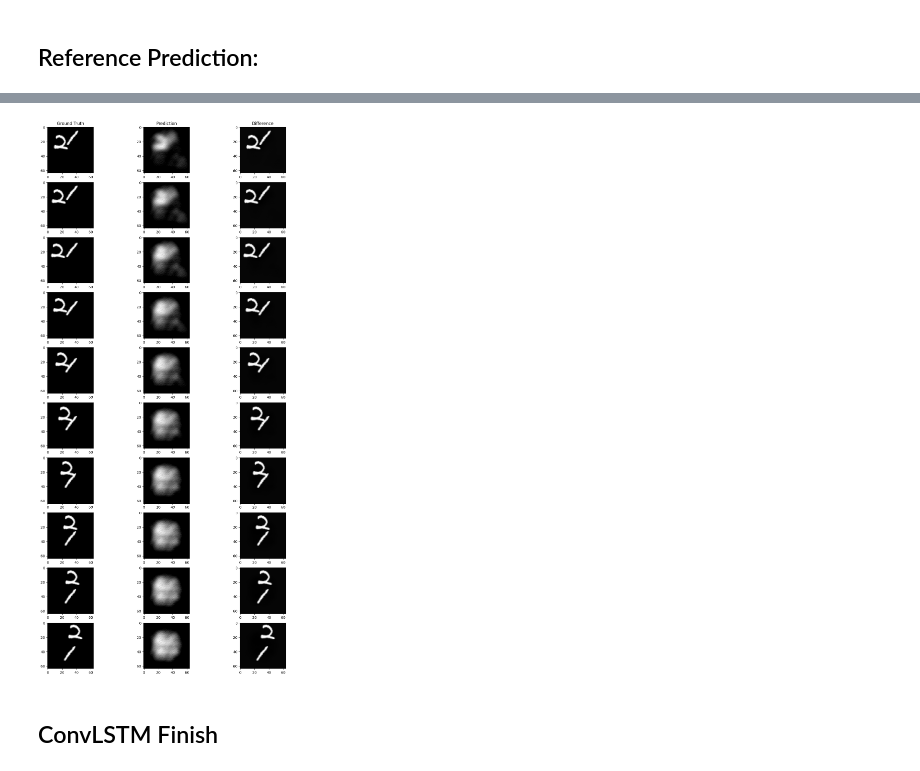
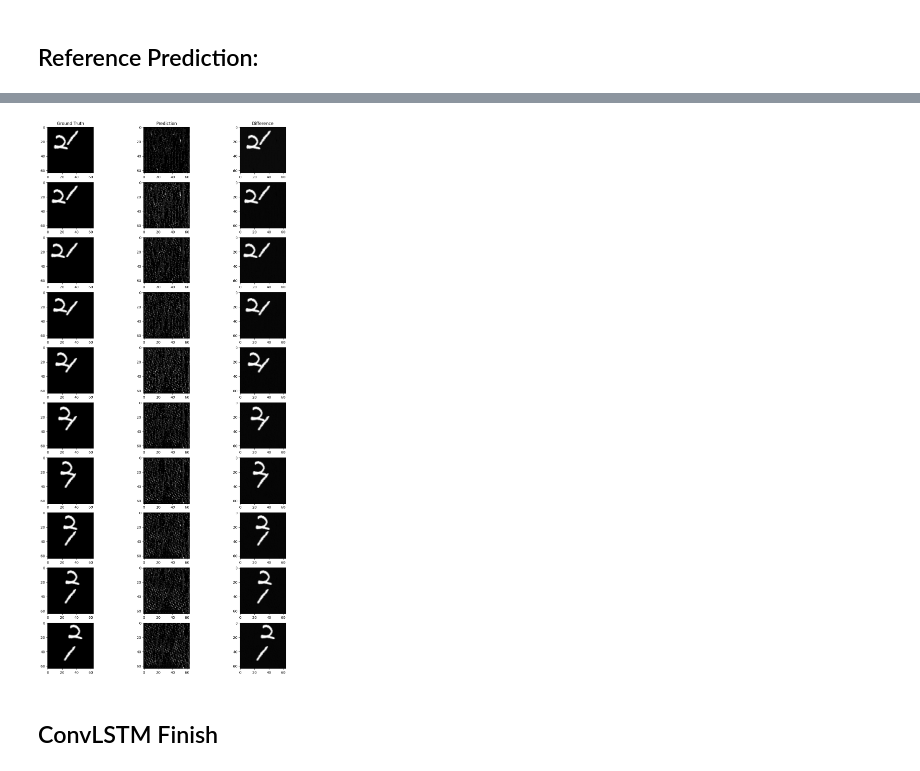
Before and after one commit to Silver0x10/VideoPrediction_MovingMNIST, a Jupyter notebook: notebooks/VideoPredictionMovingMNIST.ipynb, the cells around one changed output, grey strips where cells are left out. Drawn from its saved outputs; the diff is of its cells as text; code cells hidden in the pictures.

Commit message:
New version of convLSTM

```diff
--- a/notebooks/VideoPredictionMovingMNIST.ipynb
+++ b/notebooks/VideoPredictionMovingMNIST.ipynb
@@ -284,7 +241,7 @@ from src.convLSTM import *
 from src.parameters import ParamsConvLSTM
 
 params_convLSTM = ParamsConvLSTM()
-model_convLSTM = PlEncoderDecoder(k_s =5, Batch_size = params_convLSTM.batch_size)
+model_convLSTM = PlEncoderDecoder(k_s =3, Batch_size =1)#params_convLSTM.batch_size)
 # %% [markdown]
 ## Training + Testing
 # %%
@@ -371,7 +303,8 @@ INFO:lightning.pytorch.accelerators.cuda:LOCAL_RANK: 0 - CUDA_VISIBLE_DEVICES: [
 # model.eval()
 # %%
 print("Prediction:")
-pred_convLSTM = model_convLSTM(input_frames).detach().squeeze(0)
+pred_convLSTM, _ = model_convLSTM(input_frames.unsqueeze(0))
+pred_convLSTM = pred_convLSTM.detach().squeeze(0).cpu()
 dataset.visualize_given_frames_as_gif(pred_convLSTM)
 # %% [output]
 Prediction:
@@ -390,22 +312,22 @@ HBox(children=(Image(value=b'GIF89a@\x00@\x00\x87\x00\x00\x06\x06\x06\x05\x05\x0
 # %%
 fig, ax = plt.subplots(10, 3, figsize=(14, 28))
 ax[0,0].set_title('Ground Truth')
 ax[0,1].set_title('Prediction')
 ax[0,2].set_title('Difference')
 
 for i in range(gt_frames.shape[0]):
     gt_i = gt_frames[i, :, :]
-    pred_i = pred_convLSTM[i, :, :]
+    pred_i = pred_convLSTM[i, :, :].cpu()
     ax[i,0].imshow(gt_i, cmap='gray')
     ax[i,1].imshow(pred_i, cmap='gray')
     ax[i,2].imshow(gt_i - pred_i, cmap='gray')
 
 fig.savefig('out/convLSTM_comparison.png')
 wandb.log({"example": wandb.Image("out/convLSTM_comparison.png")})
 
 fig.show()
 # %% [output]
-[figure, old version]
+[figure, new version]
 # %% [markdown]
 ## ConvLSTM Finish
 # %%
```
Also changed, not shown: parts of 13 cells of this notebook, 2 other files.
